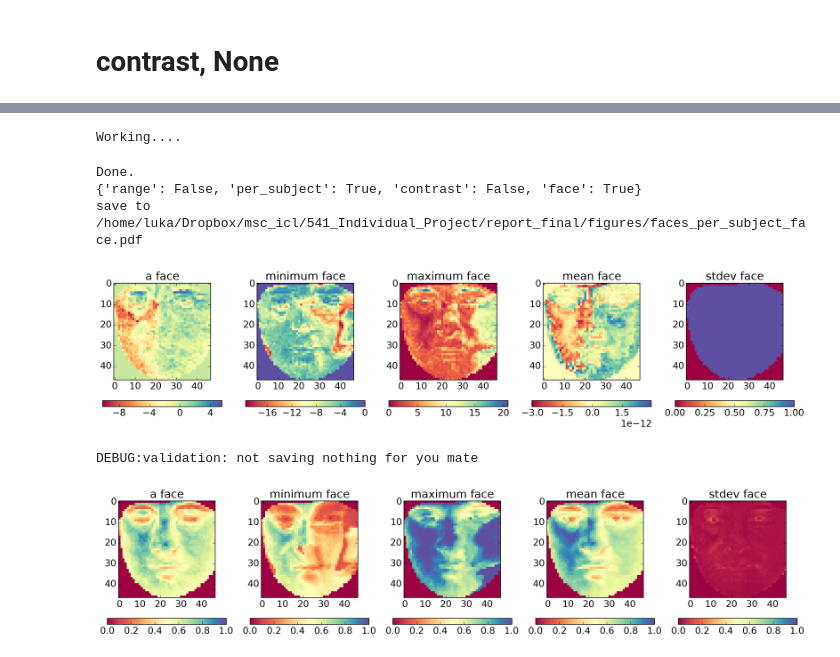
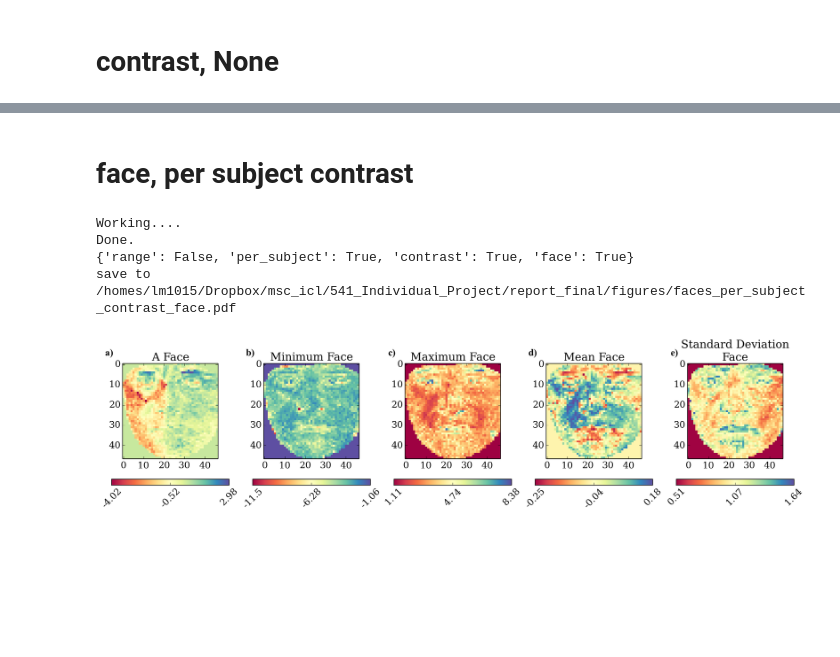
Before and after one commit to lotka/autofaces, a Jupyter notebook: notebooks/DisfaTest.ipynb, the cells around one changed output, grey strips where cells are left out. Saved outputs shown, nothing was run; the diff lists cells and outputs as text; code cells hidden in the pictures; blank space fills up the shorter version.

```diff
--- a/notebooks/DisfaTest.ipynb
+++ b/notebooks/DisfaTest.ipynb
@@ -151,3 +1,7 @@ SyntaxError: invalid syntax (helper.py, line 28)
+# %%
+import DisfaTest
+dataset_stats =  reload(DisfaTest).dataset_stats
+%matplotlib inline
 # %% [markdown]
 * contrast
 * face
@@ -193,10 +51,10 @@ DEBUG:validation: not saving nothing for you mate
+# %% [markdown]
+# face, per subject contrast
 # %%
-dataset_stats({'contrast':False,'face':True,'per_subject':True,'range':False})
+dataset_stats({'contrast':True,'face':True,'per_subject':True,'range':False})
 # %% [output]
 Working....
+Done.
+{'range': False, 'per_subject': True, 'contrast': True, 'face': True}
+save to /homes/lm1015/Dropbox/msc_icl/541_Individual_Project/report_final/figures/faces_per_subject_contrast_face.pdf
-Done.
-{'range': False, 'per_subject': True, 'contrast': False, 'face': True}
-save to /home/luka/Dropbox/msc_icl/541_Individual_Project/report_final/figures/faces_per_subject_face.pdf
-[figure, old version]
+[figure, new version]
-DEBUG:validation: not saving nothing for you mate
-[figure, removed]
```
Also changed, not shown: parts of 16 cells of this notebook, 28 other files.
